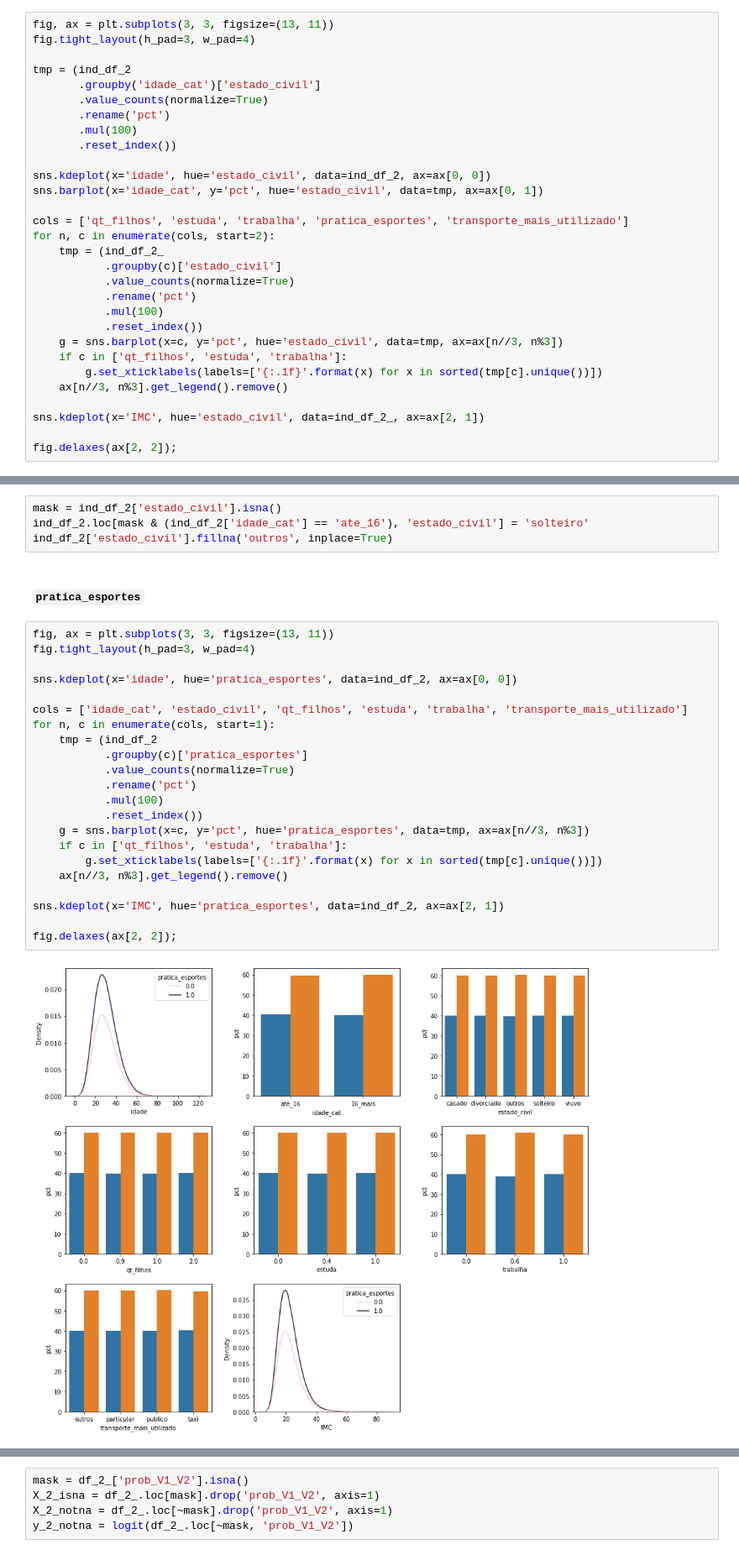
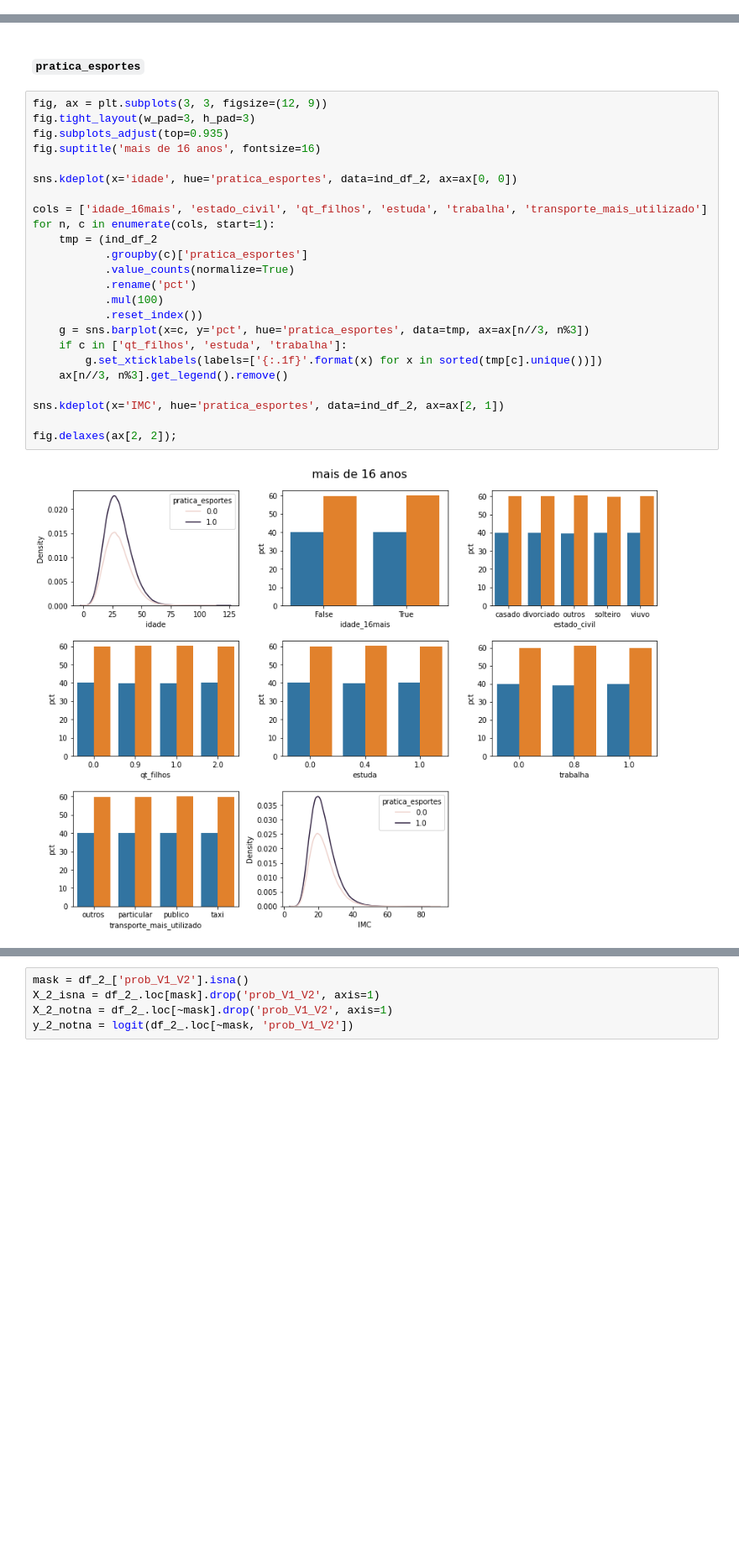
Before and after one commit to jeffc00/case_neoway, a Jupyter notebook: notebooks/case_neoway.ipynb, the cells around one changed output, grey strips where cells are left out. Shown at 84% size. Drawn from its saved outputs; the diff is of its cells as text; blank space fills up the shorter version.

```diff
--- a/notebooks/case_neoway.ipynb
+++ b/notebooks/case_neoway.ipynb
@@ -722,30 +844,0 @@ ind_df_2['transporte_mais_utilizado'].fillna('outros', inplace=True)
-# %%
-fig, ax = plt.subplots(3, 3, figsize=(13, 11))
-fig.tight_layout(h_pad=3, w_pad=4)
-
-tmp = (ind_df_2
-       .groupby('idade_cat')['estado_civil']
-       .value_counts(normalize=True)
-       .rename('pct')
-       .mul(100)
-       .reset_index())
-
-sns.kdeplot(x='idade', hue='estado_civil', data=ind_df_2, ax=ax[0, 0])
-sns.barplot(x='idade_cat', y='pct', hue='estado_civil', data=tmp, ax=ax[0, 1])
-
-cols = ['qt_filhos', 'estuda', 'trabalha', 'pratica_esportes', 'transporte_mais_utilizado']
-for n, c in enumerate(cols, start=2):
-    tmp = (ind_df_2_
-           .groupby(c)['estado_civil']
-           .value_counts(normalize=True)
-           .rename('pct')
-           .mul(100)
-           .reset_index())
-    g = sns.barplot(x=c, y='pct', hue='estado_civil', data=tmp, ax=ax[n//3, n%3])
-    if c in ['qt_filhos', 'estuda', 'trabalha']:
-        g.set_xticklabels(labels=['{:.1f}'.format(x) for x in sorted(tmp[c].unique())])
-    ax[n//3, n%3].get_legend().remove()
-
-sns.kdeplot(x='IMC', hue='estado_civil', data=ind_df_2_, ax=ax[2, 1])
-
-fig.delaxes(ax[2, 2]);
@@ -765,31 +845,29 @@ Name: estado_civil, dtype: float64
-# %%
-mask = ind_df_2['estado_civil'].isna()
-ind_df_2.loc[mask & (ind_df_2['idade_cat'] == 'ate_16'), 'estado_civil'] = 'solteiro'
-ind_df_2['estado_civil'].fillna('outros', inplace=True)
 # %% [markdown]
 #### `pratica_esportes`
 # %%
-fig, ax = plt.subplots(3, 3, figsize=(13, 11))
-fig.tight_layout(h_pad=3, w_pad=4)
+fig, ax = plt.subplots(3, 3, figsize=(12, 9))
+fig.tight_layout(w_pad=3, h_pad=3)
+fig.subplots_adjust(top=0.935)
+fig.suptitle('mais de 16 anos', fontsize=16)
 
 sns.kdeplot(x='idade', hue='pratica_esportes', data=ind_df_2, ax=ax[0, 0])
 
-cols = ['idade_cat', 'estado_civil', 'qt_filhos', 'estuda', 'trabalha', 'transporte_mais_utilizado']
+cols = ['idade_16mais', 'estado_civil', 'qt_filhos', 'estuda', 'trabalha', 'transporte_mais_utilizado']
 for n, c in enumerate(cols, start=1):
     tmp = (ind_df_2
            .groupby(c)['pratica_esportes']
            .value_counts(normalize=True)
            .rename('pct')
            .mul(100)
            .reset_index())
     g = sns.barplot(x=c, y='pct', hue='pratica_esportes', data=tmp, ax=ax[n//3, n%3])
     if c in ['qt_filhos', 'estuda', 'trabalha']:
         g.set_xticklabels(labels=['{:.1f}'.format(x) for x in sorted(tmp[c].unique())])
     ax[n//3, n%3].get_legend().remove()
 
 sns.kdeplot(x='IMC', hue='pratica_esportes', data=ind_df_2, ax=ax[2, 1])
 
 fig.delaxes(ax[2, 2]);
 # %% [output]
-[figure, old version]
+[figure, new version]
 # %% [markdown]
```
Also changed, not shown: parts of 88 cells of this notebook.
